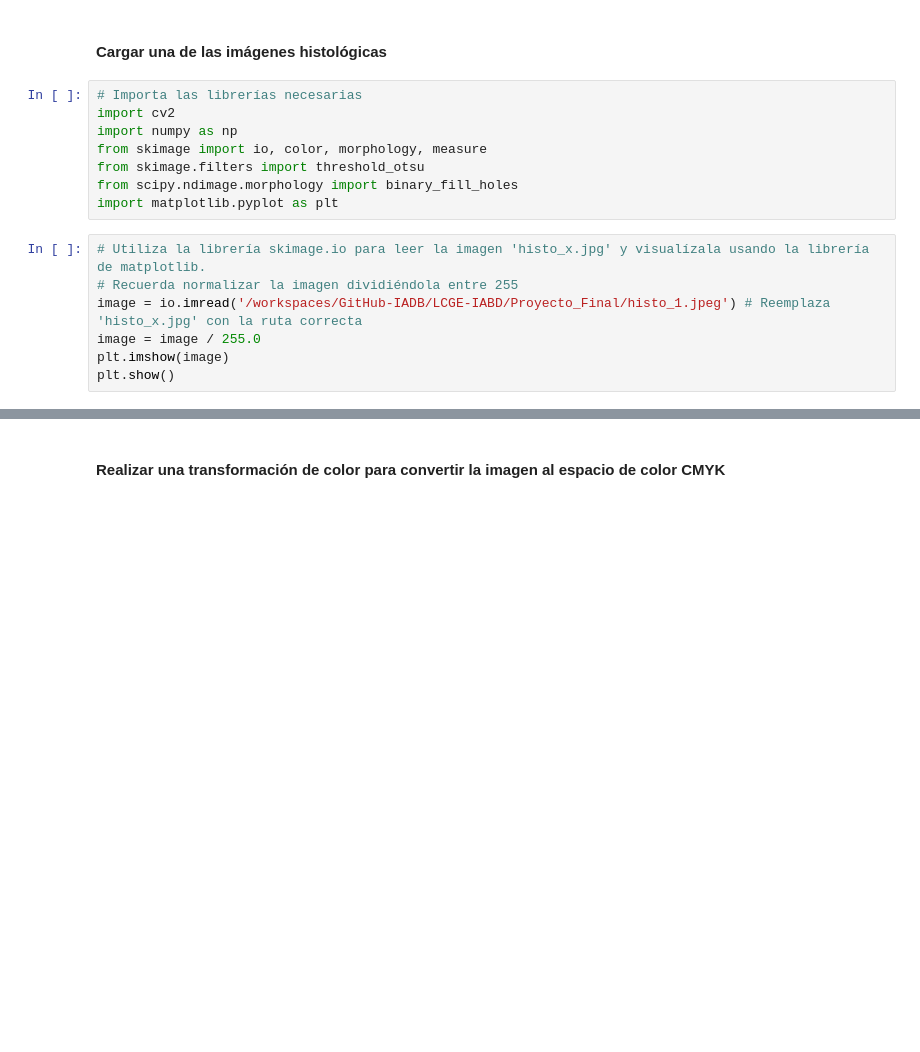
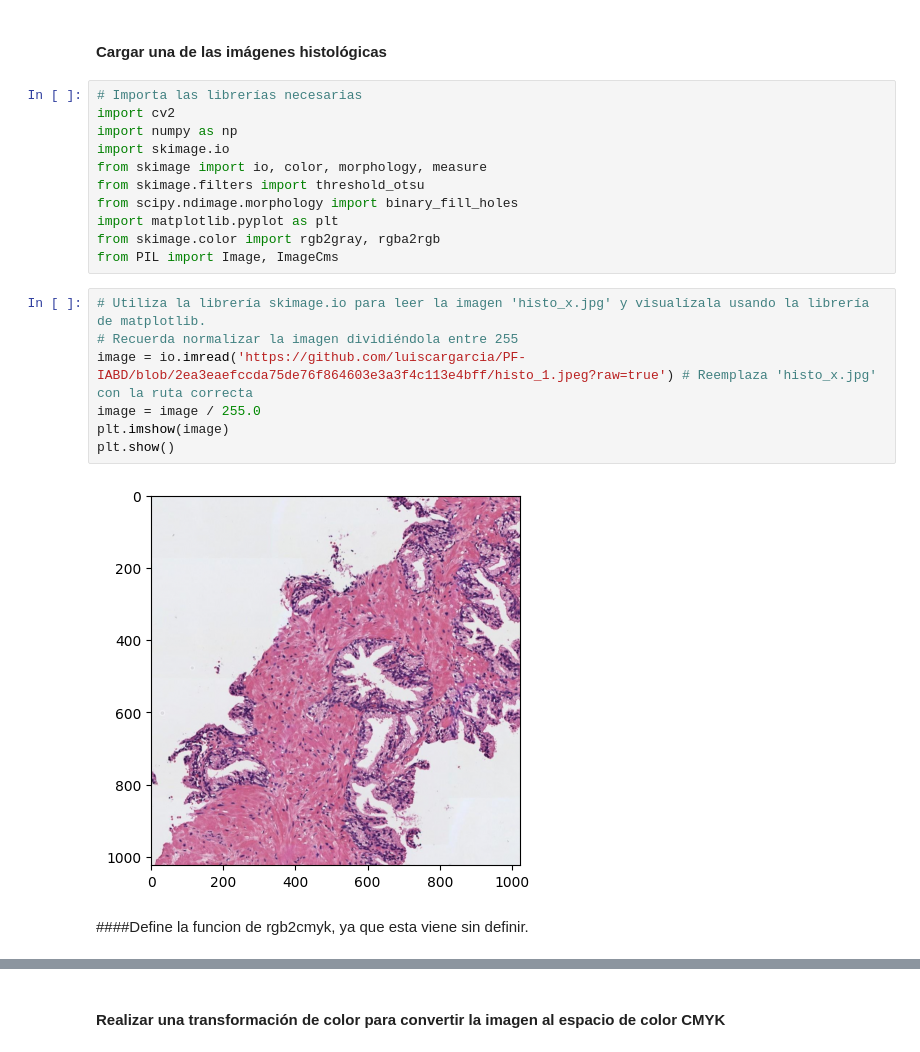
Before and after one commit to luiscargarcia/PF-IABD, a Jupyter notebook: Actividad_Final_PIA.ipynb, the cells around one changed output, grey strips where cells are left out. Cells and saved outputs as stored; diff of their text form; blank space fills up the shorter version.

```diff
--- a/Actividad_Final_PIA.ipynb
+++ b/Actividad_Final_PIA.ipynb
@@ -11,14 +11,21 @@ NOTA: Completa el código necesario para resolver cada uno de los apartados, inc
 # Importa las librerías necesarias
 import cv2
 import numpy as np
+import skimage.io
 from skimage import io, color, morphology, measure
 from skimage.filters import threshold_otsu
 from scipy.ndimage.morphology import binary_fill_holes
 import matplotlib.pyplot as plt
+from skimage.color import rgb2gray, rgba2rgb
+from PIL import Image, ImageCms
 # %%
 # Utiliza la librería skimage.io para leer la imagen 'histo_x.jpg' y visualízala usando la librería de matplotlib.
 # Recuerda normalizar la imagen dividiéndola entre 255
-image = io.imread('/workspaces/GitHub-IADB/LCGE-IABD/Proyecto_Final/histo_1.jpeg') # Reemplaza 'histo_x.jpg' con la ruta correcta
+image = io.imread('https://github.com/luiscargarcia/PF-IABD/blob/2ea3eaefccda75de76f864603e3a3f4c113e4bff/histo_1.jpeg?raw=true') # Reemplaza 'histo_x.jpg' con la ruta correcta
 image = image / 255.0
 plt.imshow(image)
 plt.show()
+# %% [output]
+[figure, added]
+# %% [markdown]
+####Define la funcion de rgb2cmyk, ya que esta viene sin definir.
```
Also changed, not shown: parts of 6 cells of this notebook.
